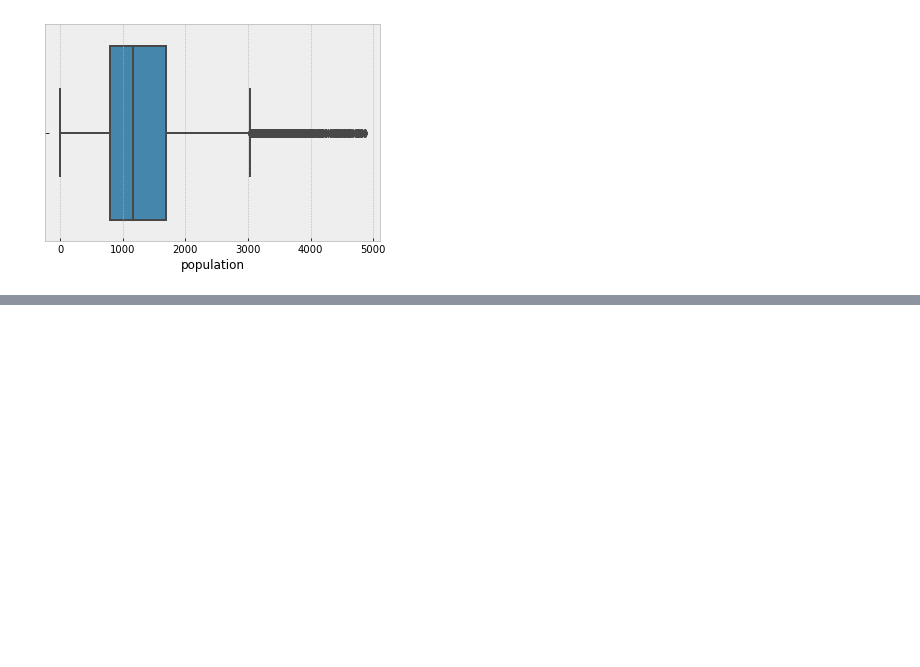
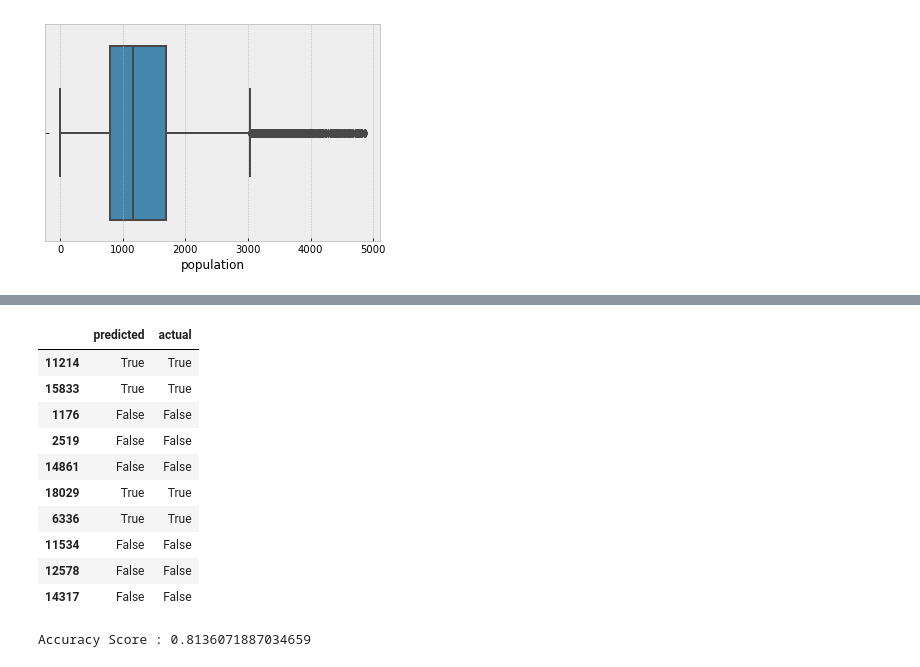
Before and after one commit to omotayo-alade/Scripts_Notebooks, a Jupyter notebook: notebooks/machine_learning.ipynb, the cells around one changed output, grey strips where cells are left out. Saved outputs shown, nothing was run; the diff lists cells and outputs as text; code cells hidden in the pictures; blank space fills up the shorter version.

```diff
--- a/notebooks/machine_learning.ipynb
+++ b/notebooks/machine_learning.ipynb
@@ -414,0 +445,3 @@ sns.boxplot(df_new2['population'])
+# %%
+X = df.drop(['median_house_value', 'above_median'], axis=1)
+Y = df['above_median']
@@ -414,0 +459,2 @@ sns.boxplot(df_new2['population'])
+# %%
+logistic_model = LogisticRegression(solver='liblinear').fit(x_train, y_train)
@@ -414,0 +465,17 @@ sns.boxplot(df_new2['population'])
+# %%
+y_pred = logistic_model.predict(x_test)
+# %%
+df_pred_actual = pd.DataFrame({'predicted':y_pred, 'actual':y_test})
+df_pred_actual.head(10)
+# %% [output]
+|  | predicted | actual |
+| 11214 | True | True |
+| 15833 | True | True |
+| 1176 | False | False |
+| 2519 | False | False |
+| 14861 | False | False |
+| 18029 | True | True |
+| 6336 | True | True |
+| 11534 | False | False |
+| 12578 | False | False |
+| 14317 | False | False |
@@ -414,0 +484,4 @@ sns.boxplot(df_new2['population'])
+# %%
+print('Accuracy Score :', accuracy_score(y_test, y_pred))
+# %% [output]
+Accuracy Score : 0.8136071887034659
```
Also changed, not shown: parts of 12 cells of this notebook.
